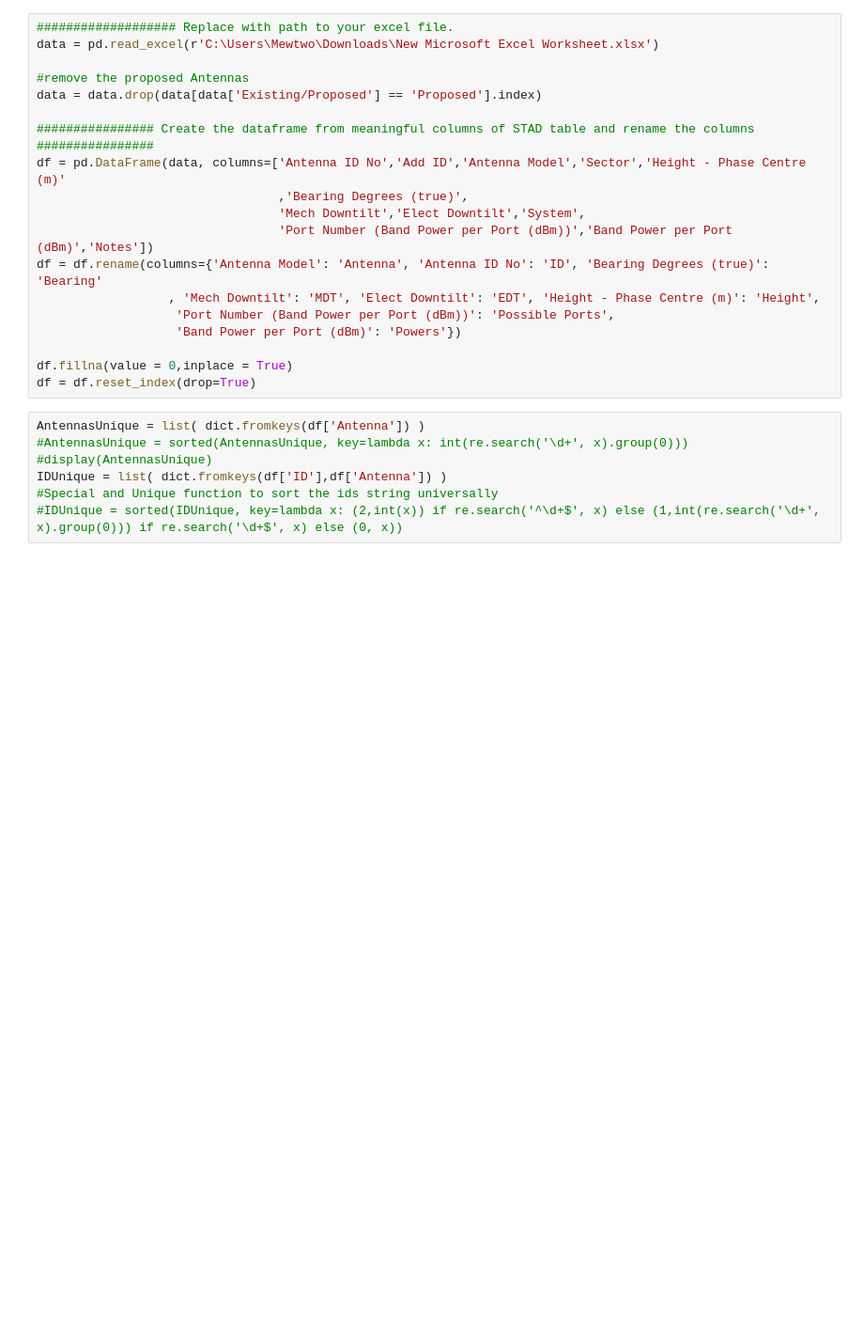
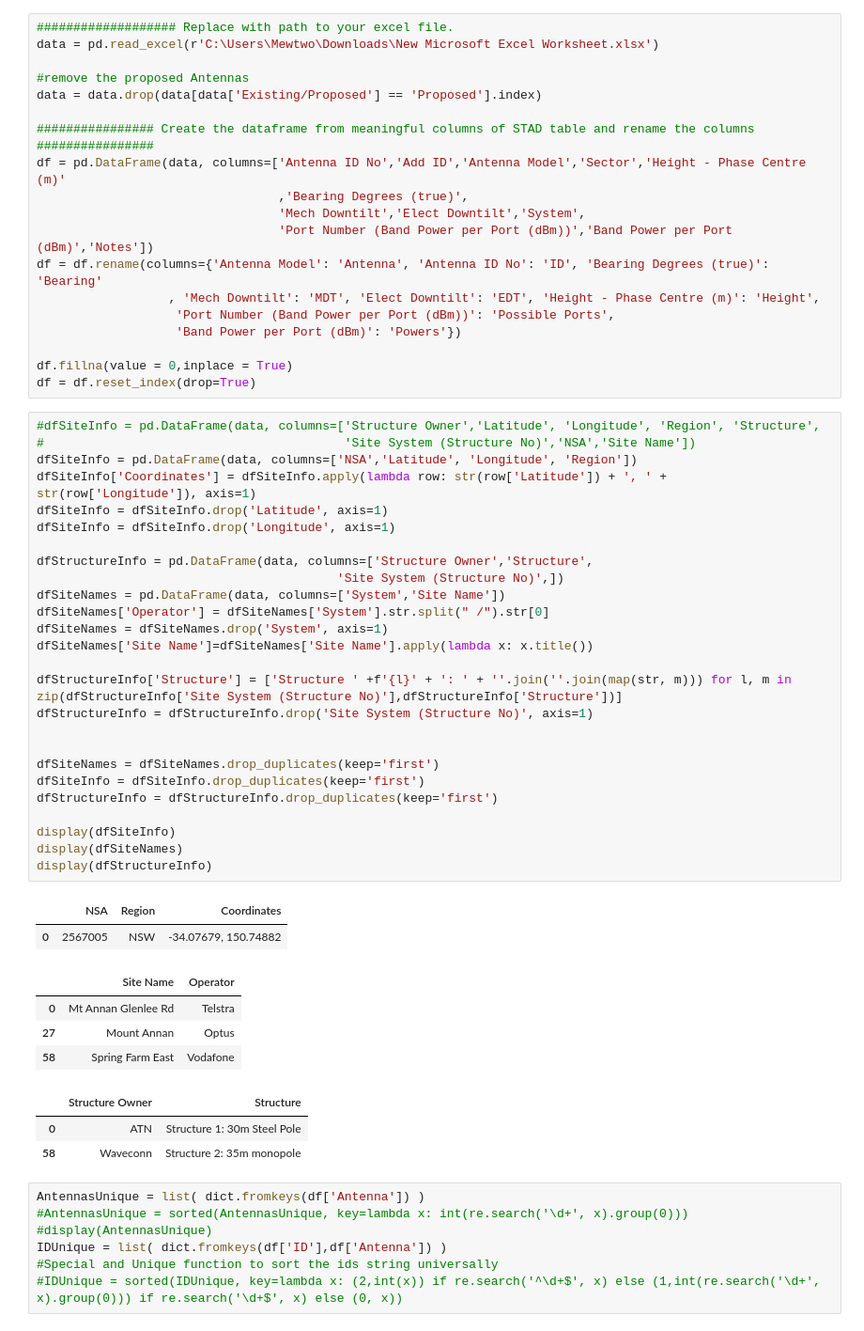
Before and after one commit to hassanharis/RFNSA-STAD-Wrangler, a Jupyter notebook: RFNSA Scrapper.ipynb, the cells around one changed output. Shown: that part at 94% size. Saved outputs shown, nothing was run; the diff lists cells and outputs as text; blank space fills up the shorter version.

Commit message:
Added Site info (RFNSA No, Coordinates, structures, site names)

```diff
--- a/RFNSA Scrapper.ipynb
+++ b/RFNSA Scrapper.ipynb
@@ -56,6 +56,42 @@ df = df.rename(columns={'Antenna Model': 'Antenna', 'Antenna ID No': 'ID', 'Bear
 
 df.fillna(value = 0,inplace = True)
 df = df.reset_index(drop=True)
+# %%
+#dfSiteInfo = pd.DataFrame(data, columns=['Structure Owner','Latitude', 'Longitude', 'Region', 'Structure',
+#                                         'Site System (Structure No)','NSA','Site Name'])
+dfSiteInfo = pd.DataFrame(data, columns=['NSA','Latitude', 'Longitude', 'Region'])
+dfSiteInfo['Coordinates'] = dfSiteInfo.apply(lambda row: str(row['Latitude']) + ', ' + str(row['Longitude']), axis=1)
+dfSiteInfo = dfSiteInfo.drop('Latitude', axis=1)
+dfSiteInfo = dfSiteInfo.drop('Longitude', axis=1)
+
+dfStructureInfo = pd.DataFrame(data, columns=['Structure Owner','Structure',
+                                         'Site System (Structure No)',])
+dfSiteNames = pd.DataFrame(data, columns=['System','Site Name'])
+dfSiteNames['Operator'] = dfSiteNames['System'].str.split(" /").str[0]
+dfSiteNames = dfSiteNames.drop('System', axis=1)
+dfSiteNames['Site Name']=dfSiteNames['Site Name'].apply(lambda x: x.title())
+
+dfStructureInfo['Structure'] = ['Structure ' +f'{l}' + ': ' + ''.join(''.join(map(str, m))) for l, m in zip(dfStructureInfo['Site System (Structure No)'],dfStructureInfo['Structure'])]
+dfStructureInfo = dfStructureInfo.drop('Site System (Structure No)', axis=1)
+
+
+dfSiteNames = dfSiteNames.drop_duplicates(keep='first')
+dfSiteInfo = dfSiteInfo.drop_duplicates(keep='first')
+dfStructureInfo = dfStructureInfo.drop_duplicates(keep='first')
+
+display(dfSiteInfo)
+display(dfSiteNames)
+display(dfStructureInfo)
+# %% [output]
+|  | NSA | Region | Coordinates |
+| 0 | 2567005 | NSW | -34.07679, 150.74882 |
+|  | Site Name | Operator |
+| 0 | Mt Annan Glenlee Rd | Telstra |
+| 27 | Mount Annan | Optus |
+| 58 | Spring Farm East | Vodafone |
+|  | Structure Owner | Structure |
+| 0 | ATN | Structure 1: 30m Steel Pole |
+| 58 | Waveconn | Structure 2: 35m monopole |
 # %%
 AntennasUnique = list( dict.fromkeys(df['Antenna']) )
 #AntennasUnique = sorted(AntennasUnique, key=lambda x: int(re.search('\d+', x).group(0)))
```
Also changed, not shown: parts of 9 cells of this notebook.
